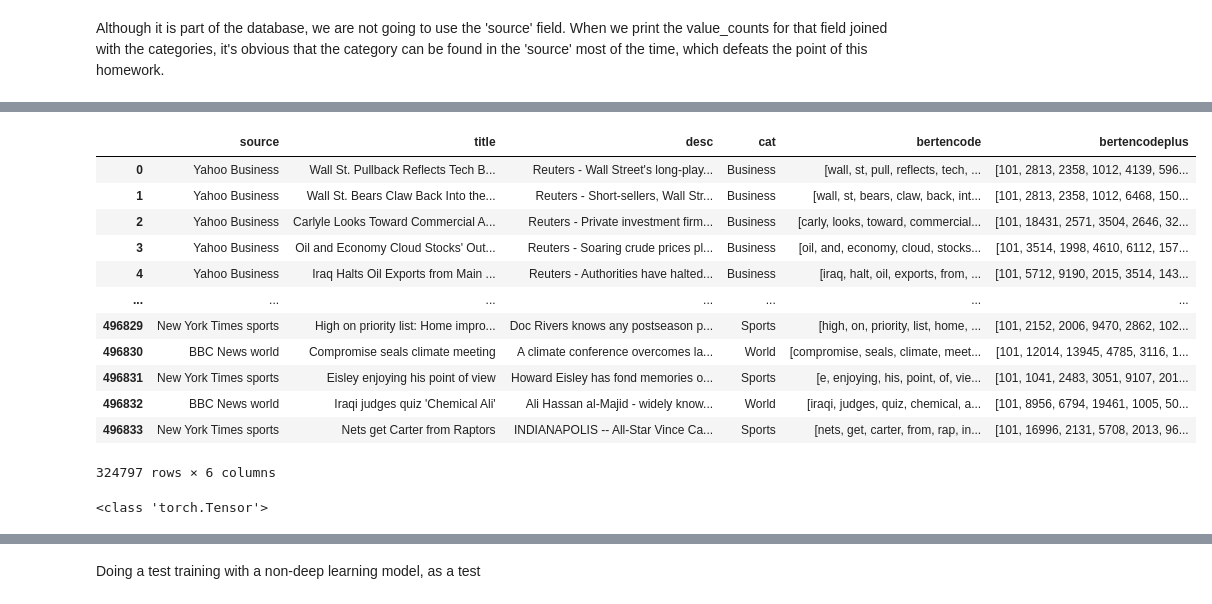
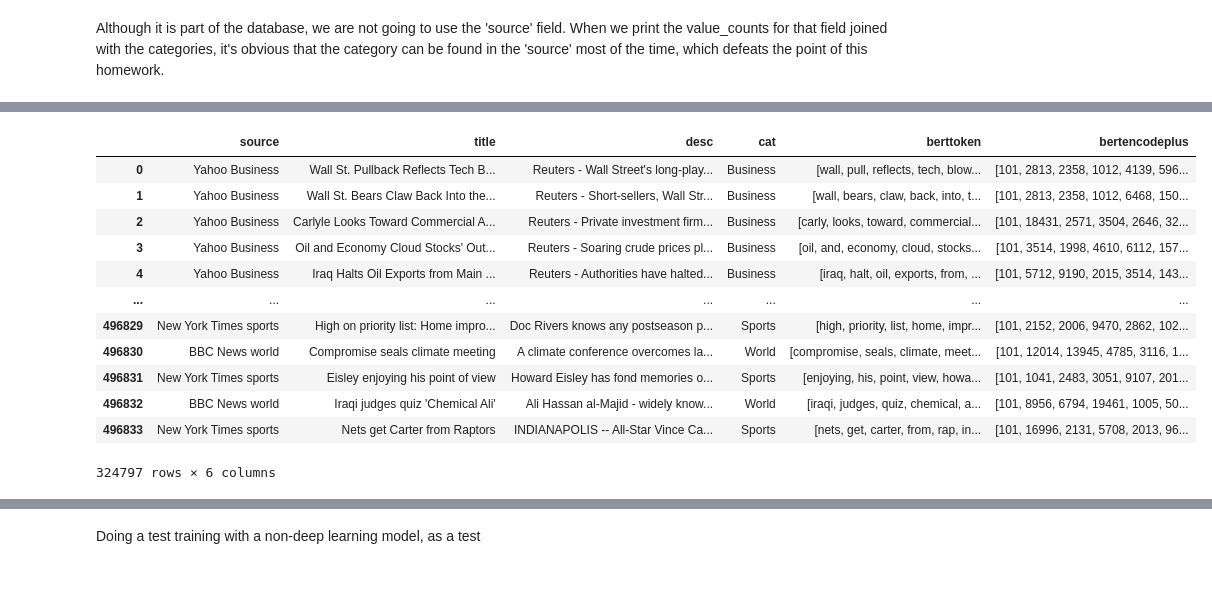
Before and after one commit to krisivarga/deep_learning_HW_big, a Jupyter notebook: get_data.ipynb, the cells around one changed output, grey strips where cells are left out. Saved outputs shown, nothing was run; the diff lists cells and outputs as text; code cells hidden in the pictures.

```diff
--- a/get_data.ipynb
+++ b/get_data.ipynb
@@ -207,8 +211,7 @@ from transformers import XLNetTokenizer
 from transformers import BertTokenizer
 import re
 
-bertregex = re.compile('^[a-zA-Z"]+$')
-xlregex = re.compile('^[a-zA-Z0-9\_\-\'"]+$')
+regex = re.compile('^[a-zA-Z]{3,}$')
 
 xltokenizer = XLNetTokenizer.from_pretrained("xlnet-base-cased")
 
@@ -232,18 +235,14 @@ Requirement already satisfied: joblib in /usr/local/lib/python3.7/dist-packages
 Requirement already satisfied: six in /usr/local/lib/python3.7/dist-packages (from sacremoses->transformers) (1.15.0)
 Requirement already satisfied: click in /usr/local/lib/python3.7/dist-packages (from sacremoses->transformers) (7.1.2)
 # %%
-bertvoc = []
-bertidvoc= []
-
-def tr(bt,reg,voc,idvoc,title,sz):
+def tr(bt,reg,title,sz):
   a = bt.tokenize(title + " " + sz)
   r = []
   for s in a:
     if reg.match(s) is not None:
       r.append(s)
-  voc.extend(r)
   return r
 
-df_selected['bertencode'] = df_selected.apply(lambda row: tr(btokenizer, bertregex,bertvoc,bertidvoc, str(row['title']), str(row['desc'])), axis=1)
-print(df_selected)
+df_selected['berttoken'] = df_selected.apply(lambda row: tr(btokenizer, regex, str(row['title']), str(row['desc'])), axis=1)
+df_selected
 # %% [output]
@@ -264,40 +250,33 @@ print(df_selected)
 # %%
-bertencidvoc = []
 def bertenc(bt,voc,title,sz):
   text_to_encode = title + " " + sz
   a = bt.encode_plus(
             text_to_encode,
             max_length= 512,
             add_special_tokens=True,
             return_token_type_ids=False,
             padding="max_length",
             truncation = True,
             return_attention_mask=False
         )
   ids = a['input_ids']
-  voc.extend(ids)
   return ids
 
-df_selected['bertencodeplus'] = df_selected.apply(lambda row: bertenc(btokenizer, bertencidvoc, str(row['title']), str(row['desc'])), axis=1)
+df_selected['bertencodeplus'] = df_selected.apply(lambda row: bertenc(btokenizer, str(row['title']), str(row['desc'])), axis=1)
 
-#df_selected['xl'] = df_selected.apply(lambda row: tr(xltokenizer, xlregex,xlvoc, str(row['title']), str(row['desc'])), axis=1)
+df_selected.to_csv("df_selected_export.csv", index=False, sep="\t")
 df_selected
 # %% [output]
-|  | source | title | desc | cat | bertencode | bertencodeplus |
-| 0 | Yahoo Business | Wall St. Pullback Reflects Tech B... | Reuters - Wall Street's long-play... | Business | [wall, st, pull, reflects, tech, ... | [101, 2813, 2358, 1012, 4139, 596... |
-| 1 | Yahoo Business | Wall St. Bears Claw Back Into the... | Reuters - Short-sellers, Wall Str... | Business | [wall, st, bears, claw, back, int... | [101, 2813, 2358, 1012, 6468, 150... |
+|  | source | title | desc | cat | berttoken | bertencodeplus |
+| 0 | Yahoo Business | Wall St. Pullback Reflects Tech B... | Reuters - Wall Street's long-play... | Business | [wall, pull, reflects, tech, blow... | [101, 2813, 2358, 1012, 4139, 596... |
+| 1 | Yahoo Business | Wall St. Bears Claw Back Into the... | Reuters - Short-sellers, Wall Str... | Business | [wall, bears, claw, back, into, t... | [101, 2813, 2358, 1012, 6468, 150... |
 | 2 | Yahoo Business | Carlyle Looks Toward Commercial A... | Reuters - Private investment firm... | Business | [carly, looks, toward, commercial... | [101, 18431, 2571, 3504, 2646, 32... |
 | 3 | Yahoo Business | Oil and Economy Cloud Stocks' Out... | Reuters - Soaring crude prices pl... | Business | [oil, and, economy, cloud, stocks... | [101, 3514, 1998, 4610, 6112, 157... |
 | 4 | Yahoo Business | Iraq Halts Oil Exports from Main ... | Reuters - Authorities have halted... | Business | [iraq, halt, oil, exports, from, ... | [101, 5712, 9190, 2015, 3514, 143... |
 | ... | ... | ... | ... | ... | ... | ... |
-| 496829 | New York Times sports | High on priority list: Home impro... | Doc Rivers knows any postseason p... | Sports | [high, on, priority, list, home, ... | [101, 2152, 2006, 9470, 2862, 102... |
+| 496829 | New York Times sports | High on priority list: Home impro... | Doc Rivers knows any postseason p... | Sports | [high, priority, list, home, impr... | [101, 2152, 2006, 9470, 2862, 102... |
 | 496830 | BBC News world | Compromise seals climate meeting | A climate conference overcomes la... | World | [compromise, seals, climate, meet... | [101, 12014, 13945, 4785, 3116, 1... |
-| 496831 | New York Times sports | Eisley enjoying his point of view | Howard Eisley has fond memories o... | Sports | [e, enjoying, his, point, of, vie... | [101, 1041, 2483, 3051, 9107, 201... |
+| 496831 | New York Times sports | Eisley enjoying his point of view | Howard Eisley has fond memories o... | Sports | [enjoying, his, point, view, howa... | [101, 1041, 2483, 3051, 9107, 201... |
 | 496832 | BBC News world | Iraqi judges quiz 'Chemical Ali' | Ali Hassan al-Majid - widely know... | World | [iraqi, judges, quiz, chemical, a... | [101, 8956, 6794, 19461, 1005, 50... |
 | 496833 | New York Times sports | Nets get Carter from Raptors | INDIANAPOLIS -- All-Star Vince Ca... | Sports | [nets, get, carter, from, rap, in... | [101, 16996, 2131, 5708, 2013, 96... |
 324797 rows × 6 columns
-# %%
-df_selected.at[0, 'bertencodeplus']
-print(type(df_selected.at[0, 'bertencodeplus']))
-# %% [output]
-<class 'torch.Tensor'>
```
Also changed, not shown: parts of 18 cells of this notebook.
